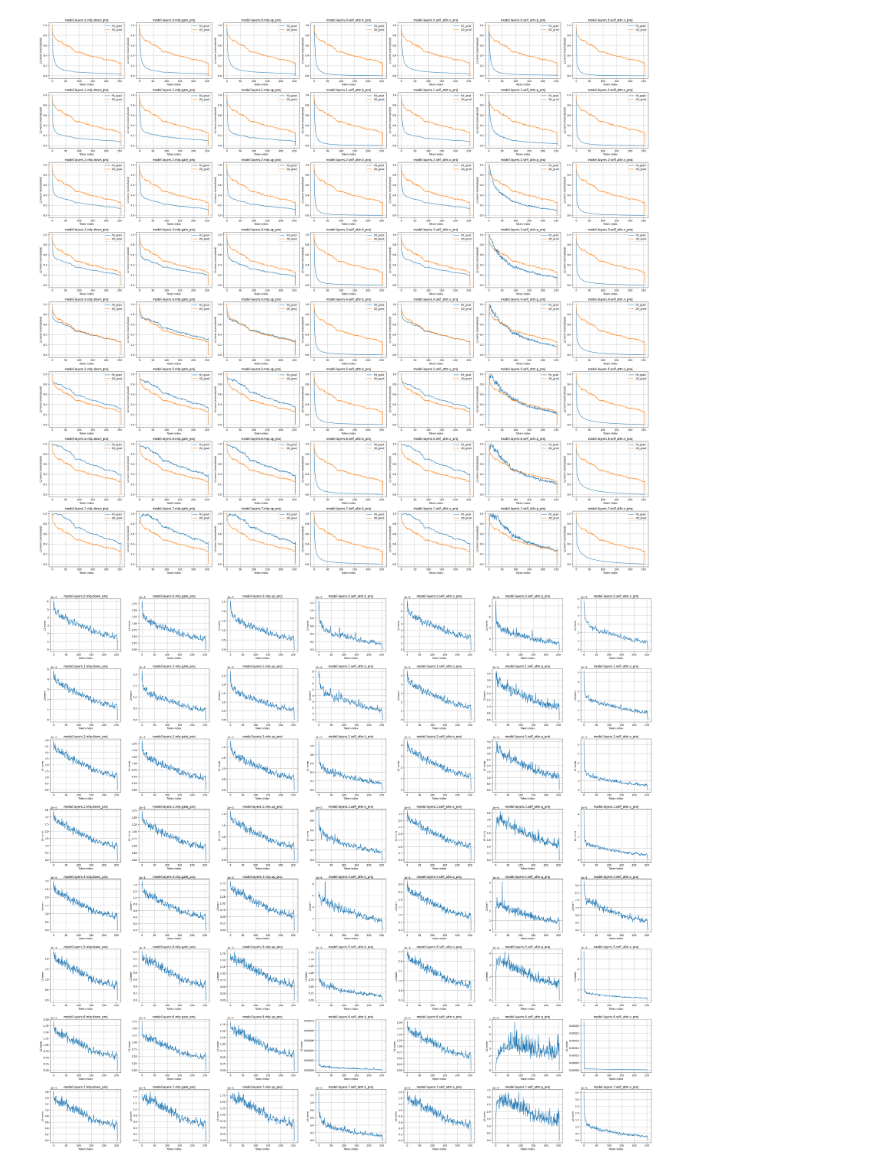
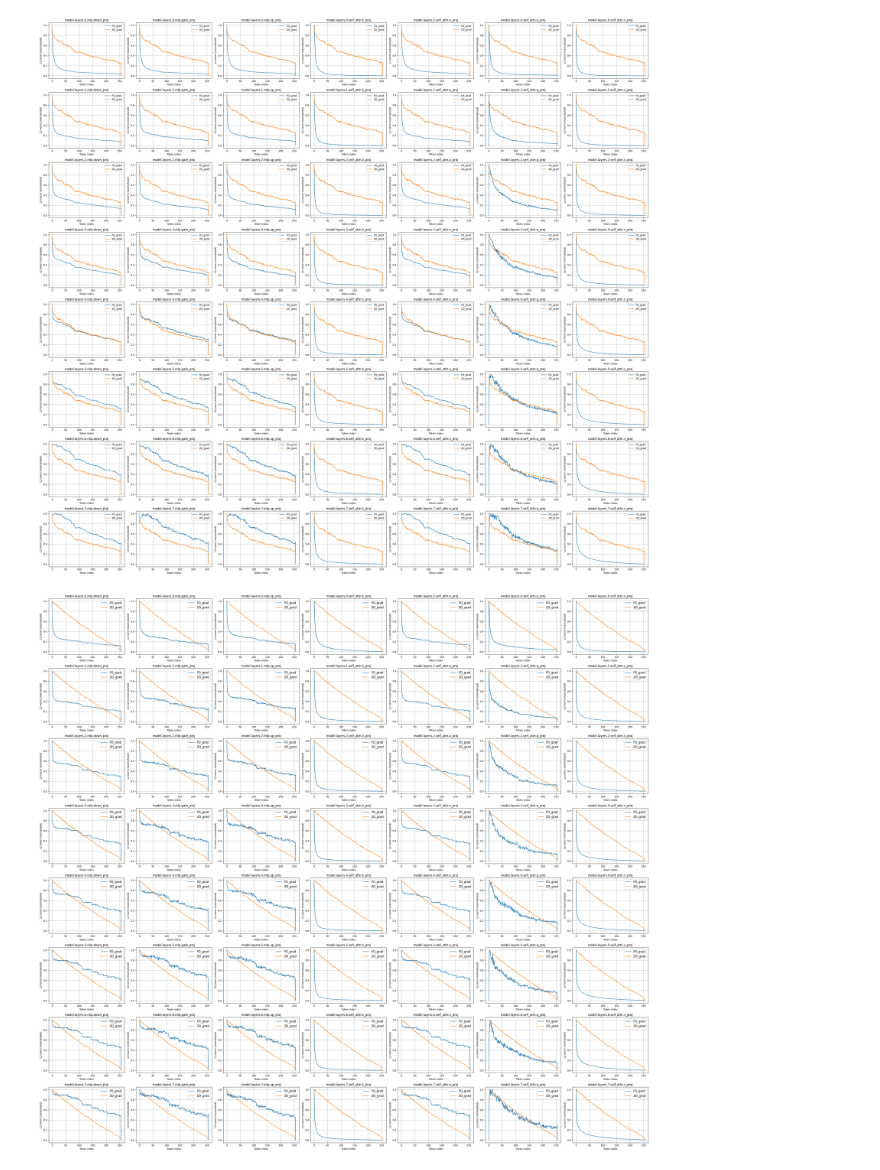
Before and after one commit to olokevin/CoLA, a Jupyter notebook: plot.ipynb, the cells around one changed output. Saved outputs shown, nothing was run; the diff lists cells and outputs as text; code cells hidden in the pictures.

```diff
--- a/plot.ipynb
+++ b/plot.ipynb
@@ -196,34 +196,40 @@ def plot_pt_folder(
             ax.plot(np.arange(len(curves[key])), curves[key], label=key)
 
         ax.set_title(title)
         ax.set_xlabel('Token index' if x_axis=='token' else 'Hidden-dim index')
         ylabel = 'L2‑norm'
         if not average_batch:
             ylabel += ' (first sample)'
         if scale_curves and len(keys)>1:
             ylabel += ' (normalized)'
         ax.set_ylabel(ylabel)
         if len(keys) > 1:
             ax.legend(loc='upper right', fontsize=12)
         ax.grid(True)
 
     # turn off unused axes
     for ax in axes[n:]:
         ax.axis('off')
 
     plt.tight_layout()
     plt.show()
 
-dir_path = '/workspace/test/100/1179685/30000'
+# dir_path = '/workspace/test/100/1179685/1000'
 # dir_path = '/workspace/test/1000/1283702/2000'
+
+###
+dir_path = '/workspace/test/100/3060379/500'
+
+### power law
+# dir_path = '/workspace/test/100/2066266/1000'
 
 # Example: plot per-token norms (default)
 plot_pt_folder(
     dir_path,
-    value_key_list=['FO_grad'],
-    scale_curves=False,
+    value_key_list=['FO_grad', 'ZO_grad'],
+    scale_curves=True,
     average_batch=True,
     x_axis='token'     ### 'hidden'
 )
 # %% [output]
-[figure, old version]
+[figure, new version]
```
Also changed, not shown: 6 other files.
